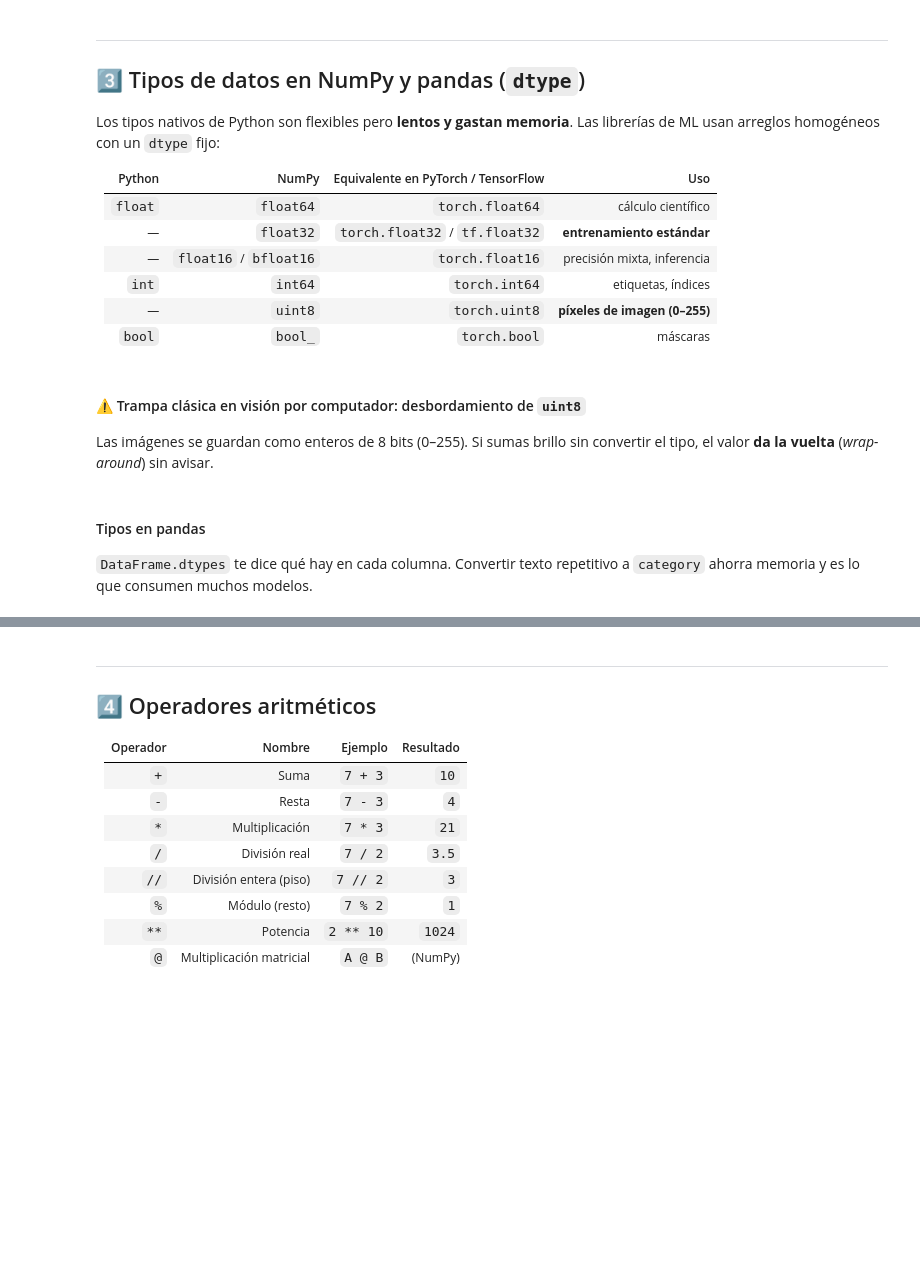
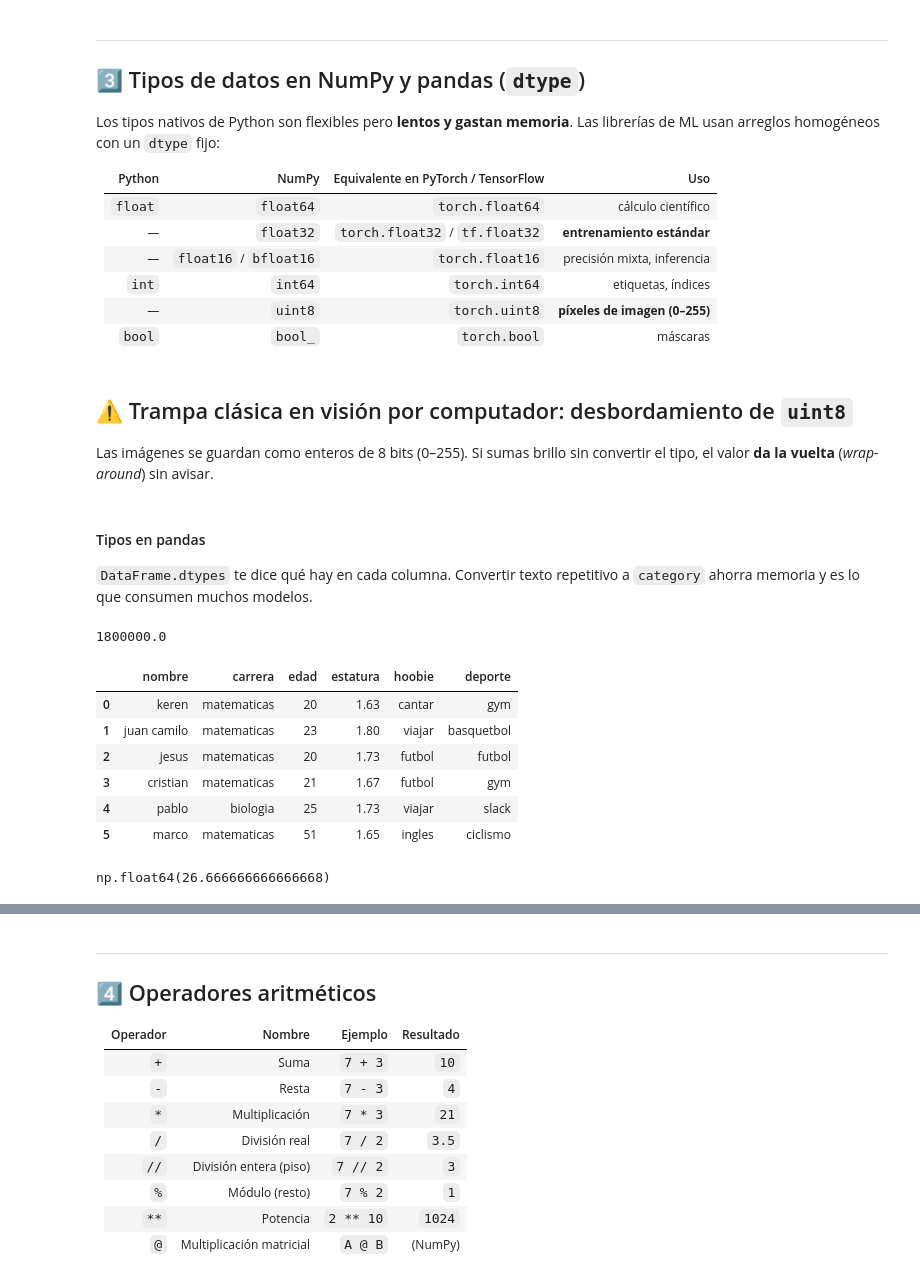
Before and after one commit to marco-canas/SIPIAD, a Jupyter notebook: 1_ciclo_formacion_python_ia_datos/2_clases/unidad1/2_Clase_02_Tipos_de_datos_y_operadores_IA.ipynb, the cells around one changed output, grey strips where cells are left out. Cells and saved outputs as stored; diff of their text form; code cells hidden in the pictures; blank space fills up the shorter version.

```diff
--- a/1_ciclo_formacion_python_ia_datos/2_clases/unidad1/2_Clase_02_Tipos_de_datos_y_operadores_IA.ipynb
+++ b/1_ciclo_formacion_python_ia_datos/2_clases/unidad1/2_Clase_02_Tipos_de_datos_y_operadores_IA.ipynb
@@ -271,7 +448,7 @@ for t in (np.float64, np.float32, np.float16):
     arr = np.zeros(n, dtype=t)
     print(f"{t.__name__:8s} → {arr.nbytes / 1e6:.1f} MB")
 # %% [markdown]
-#### ⚠️ Trampa clásica en visión por computador: desbordamiento de `uint8`
+## ⚠️ Trampa clásica en visión por computador: desbordamiento de `uint8`
 Las imágenes se guardan como enteros de 8 bits (0–255). Si sumas brillo sin convertir el tipo, el valor **da la vuelta** (*wrap-around*) sin avisar.
 # %%
 pixeles = np.array([250, 251, 252], dtype=np.uint8)
@@ -283,0 +468,27 @@ print("normalizado /255:", pixeles / 255.0)                    # float64 en [0,
+# %%
+1.8*10**6
+# %% [output]
+1800000.0
+# %%
+semillero = pd.DataFrame({
+    'nombre':['keren', 'juan camilo', 'jesus', 'cristian', 'pablo', 'marco'],
+    'carrera':['matematicas', 'matematicas', 'matematicas', 'matematicas', 'biologia', 'matematicas'],
+    'edad':[20, 23, 20, 21, 25, 51],
+    'estatura':[1.63, 1.80, 1.73, 1.67, 1.73, 1.65 ],
+    'hoobie':['cantar', 'viajar', 'futbol', 'futbol', 'viajar', 'ingles'],
+    'deporte':['gym', 'basquetbol', 'futbol', 'gym', 'slack', 'ciclismo']
+})
+
+semillero
+# %% [output]
+|  | nombre | carrera | edad | estatura | hoobie | deporte |
+| 0 | keren | matematicas | 20 | 1.63 | cantar | gym |
+| 1 | juan camilo | matematicas | 23 | 1.80 | viajar | basquetbol |
+| 2 | jesus | matematicas | 20 | 1.73 | futbol | futbol |
+| 3 | cristian | matematicas | 21 | 1.67 | futbol | gym |
+| 4 | pablo | biologia | 25 | 1.73 | viajar | slack |
+| 5 | marco | matematicas | 51 | 1.65 | ingles | ciclismo |
+# %%
+semillero.edad.mean()
+# %% [output]
+np.float64(26.666666666666668)
```
Also changed, not shown: parts of 104 cells of this notebook, 8 other files.
